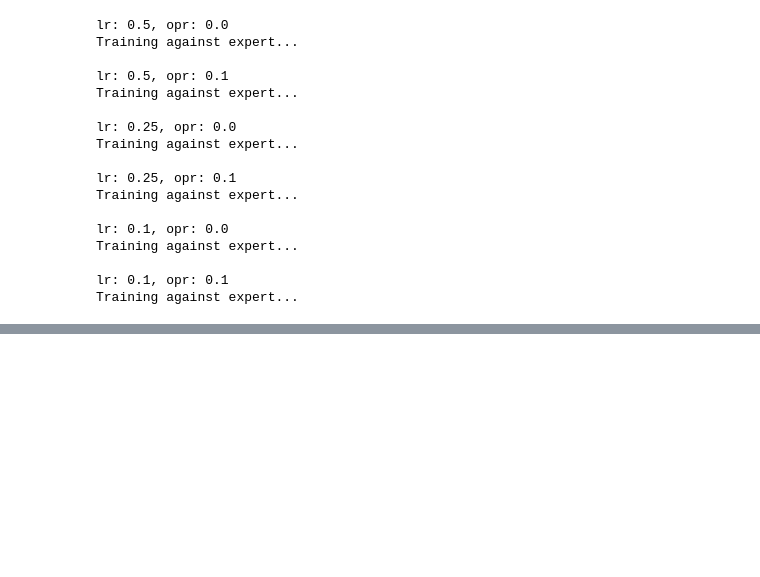
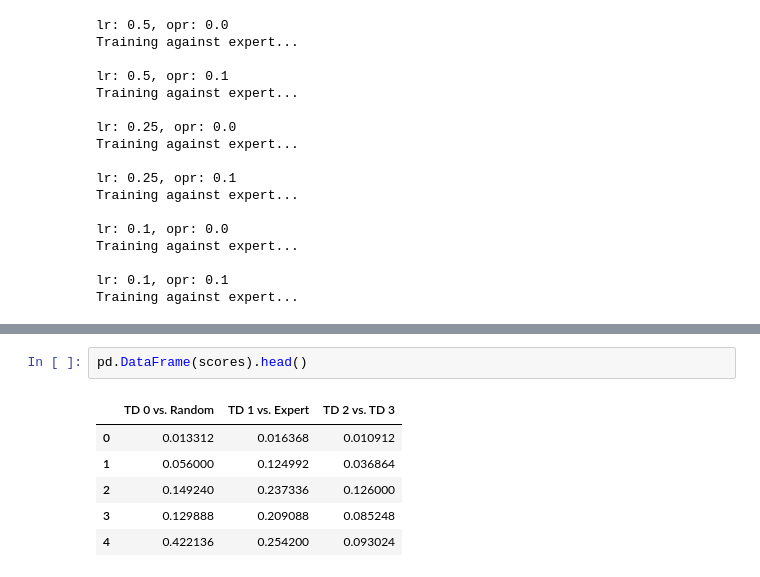
Before and after one commit to billtubbs/game-learner, a Jupyter notebook: Tic Tac Toe Game_Noughts and Crosses.ipynb, the cells around one changed output, grey strips where cells are left out. Cells and saved outputs as stored; diff of their text form; blank space fills up the shorter version.

```diff
--- a/Tic Tac Toe Game_Noughts and Crosses.ipynb
+++ b/Tic Tac Toe Game_Noughts and Crosses.ipynb
@@ -373,0 +439,9 @@ good_results
+# %%
+pd.DataFrame(scores).head()
+# %% [output]
+|  | TD 0 vs. Random | TD 1 vs. Expert | TD 2 vs. TD 3 |
+| 0 | 0.013312 | 0.016368 | 0.010912 |
+| 1 | 0.056000 | 0.124992 | 0.036864 |
+| 2 | 0.149240 | 0.237336 | 0.126000 |
+| 3 | 0.129888 | 0.209088 | 0.085248 |
+| 4 | 0.422136 | 0.254200 | 0.093024 |
```
Also changed, not shown: parts of 18 cells of this notebook, 1 other file.
